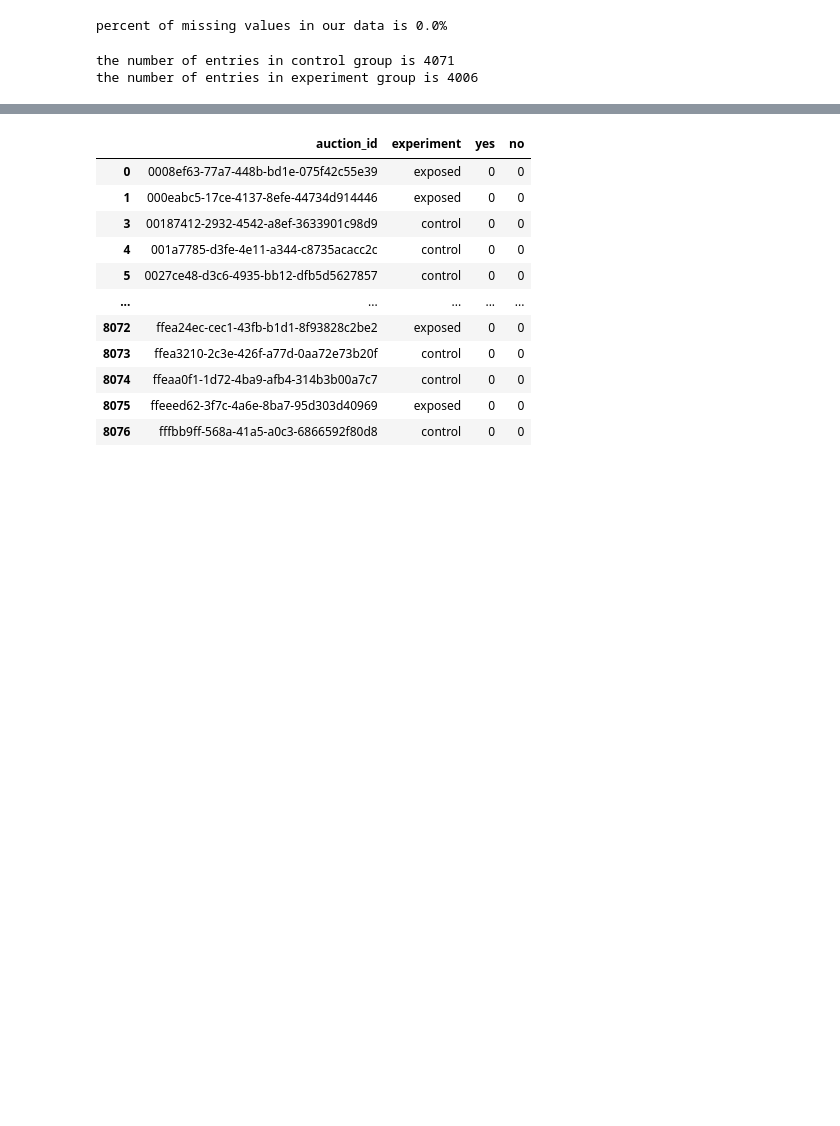
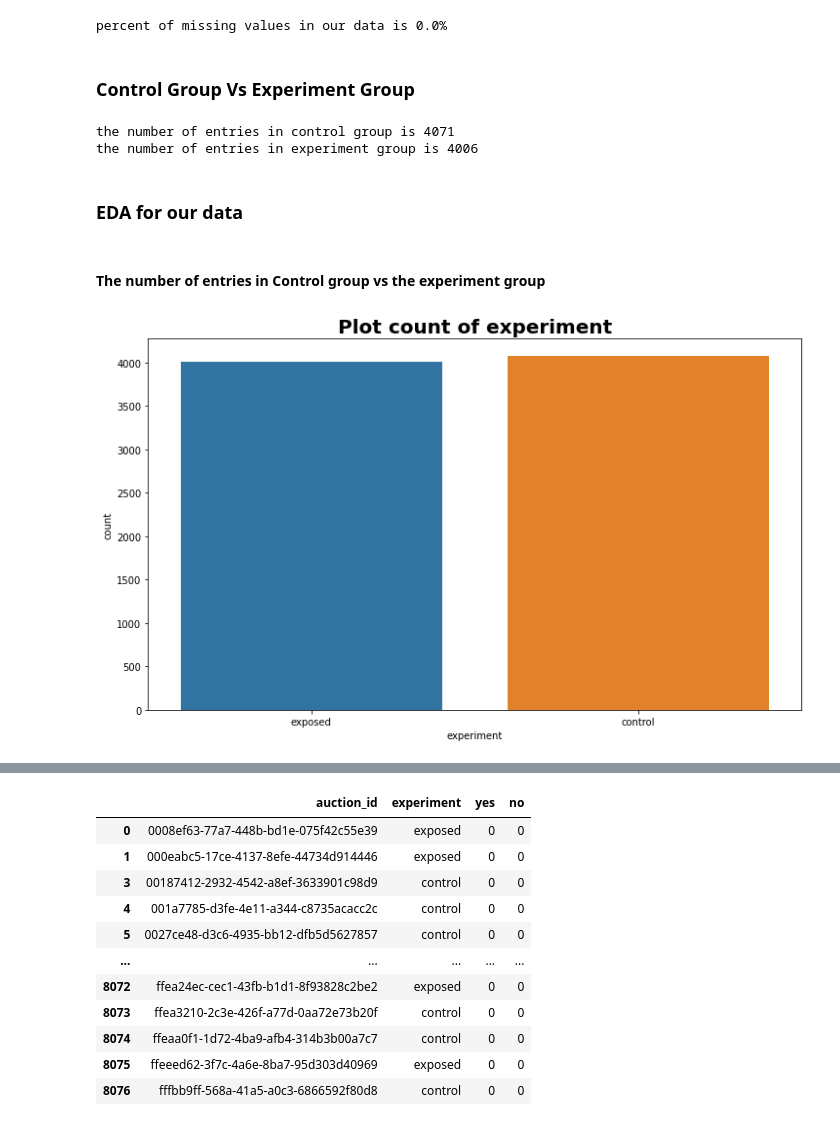
Before and after one commit to daniEL2371/smartAd_abtest, a Jupyter notebook: notebooks/ClassicABTest.ipynb, the cells around one changed output, grey strips where cells are left out. Cells and saved outputs as stored; diff of their text form; code cells hidden in the pictures; blank space fills up the shorter version.

Commit message:
eda graphs added, conclusion stated

```diff
--- a/notebooks/ClassicABTest.ipynb
+++ b/notebooks/ClassicABTest.ipynb
@@ -55,6 +66,8 @@ memory usage: 568.0+ KB
 print(f"percent of missing values in our data is {helper.percent_missing(df)}%")
 # %% [output]
 percent of missing values in our data is 0.0%
+# %% [markdown]
+### Control Group Vs Experiment Group
 # %%
 
 contorl_num = df.groupby('experiment').agg({'auction_id': 'count'})['auction_id']['control']
@@ -69,0 +81,8 @@ the number of entries in experiment group is 4006
+# %% [markdown]
+### EDA for our data
+# %% [markdown]
+#### The number of entries in Control group vs the experiment group
+# %%
+plots.plot_count(df, 'experiment')
+# %% [output]
+[figure, added]
```
Also changed, not shown: parts of 40 cells of this notebook.
